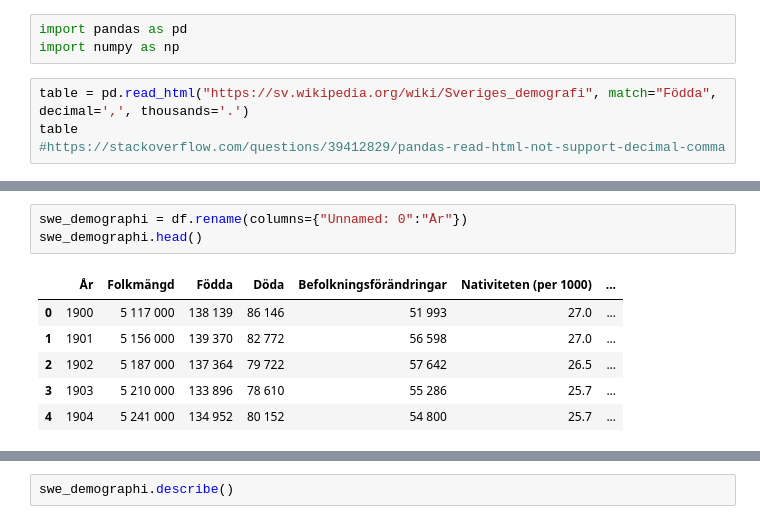
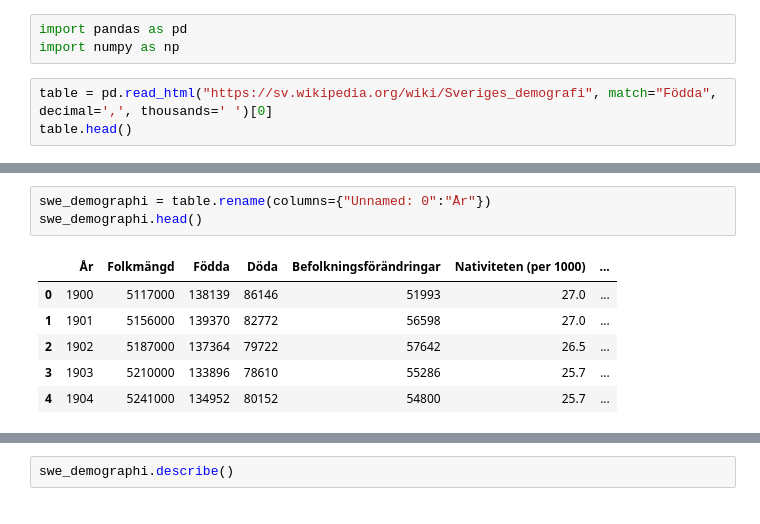
Before and after one commit to yuna-liu/Databehandling-Yuna-Liu, a Jupyter notebook: Exercises/E02_merging.ipynb, the cells around one changed output, grey strips where cells are left out. Cells and saved outputs as stored; diff of their text form.

Commit message:
decimal=',', thousands=' '

```diff
--- a/Exercises/E02_merging.ipynb
+++ b/Exercises/E02_merging.ipynb
@@ -62,7 +62,6 @@ Useful methods:
 import pandas as pd
 import numpy as np
 # %%
-table = pd.read_html("https://sv.wikipedia.org/wiki/Sveriges_demografi", match="Födda", decimal=',', thousands='.')
-table
-#https://stackoverflow.com/questions/39412829/pandas-read-html-not-support-decimal-comma
+table = pd.read_html("https://sv.wikipedia.org/wiki/Sveriges_demografi", match="Födda", decimal=',', thousands=' ')[0]
+table.head()
 # %% [output]
@@ -96,10 +74,10 @@ df.head()
 # %%
-swe_demographi = df.rename(columns={"Unnamed: 0":"År"})
+swe_demographi = table.rename(columns={"Unnamed: 0":"År"})
 swe_demographi.head()
 # %% [output]
 |  | År | Folkmängd | Födda | Döda | Befolkningsförändringar | Nativiteten (per 1000) | ... |
-| 0 | 1900 | 5 117 000 | 138 139 | 86 146 | 51 993 | 27.0 | ... |
-| 1 | 1901 | 5 156 000 | 139 370 | 82 772 | 56 598 | 27.0 | ... |
-| 2 | 1902 | 5 187 000 | 137 364 | 79 722 | 57 642 | 26.5 | ... |
-| 3 | 1903 | 5 210 000 | 133 896 | 78 610 | 55 286 | 25.7 | ... |
-| 4 | 1904 | 5 241 000 | 134 952 | 80 152 | 54 800 | 25.7 | ... |
+| 0 | 1900 | 5117000 | 138139 | 86146 | 51993 | 27.0 | ... |
+| 1 | 1901 | 5156000 | 139370 | 82772 | 56598 | 27.0 | ... |
+| 2 | 1902 | 5187000 | 137364 | 79722 | 57642 | 26.5 | ... |
+| 3 | 1903 | 5210000 | 133896 | 78610 | 55286 | 25.7 | ... |
+| 4 | 1904 | 5241000 | 134952 | 80152 | 54800 | 25.7 | ... |
```
Also changed, not shown: parts of 24 cells of this notebook.
